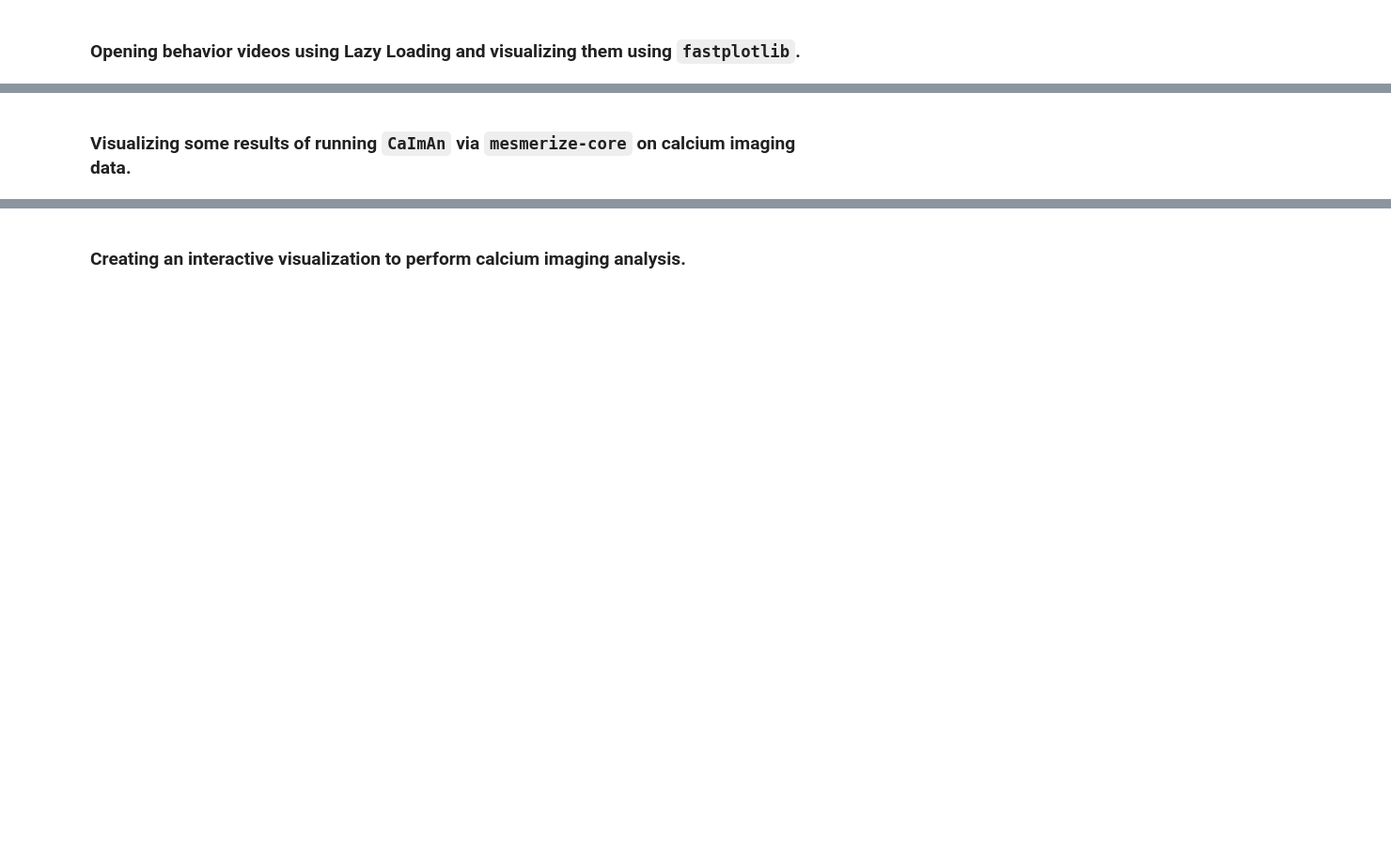
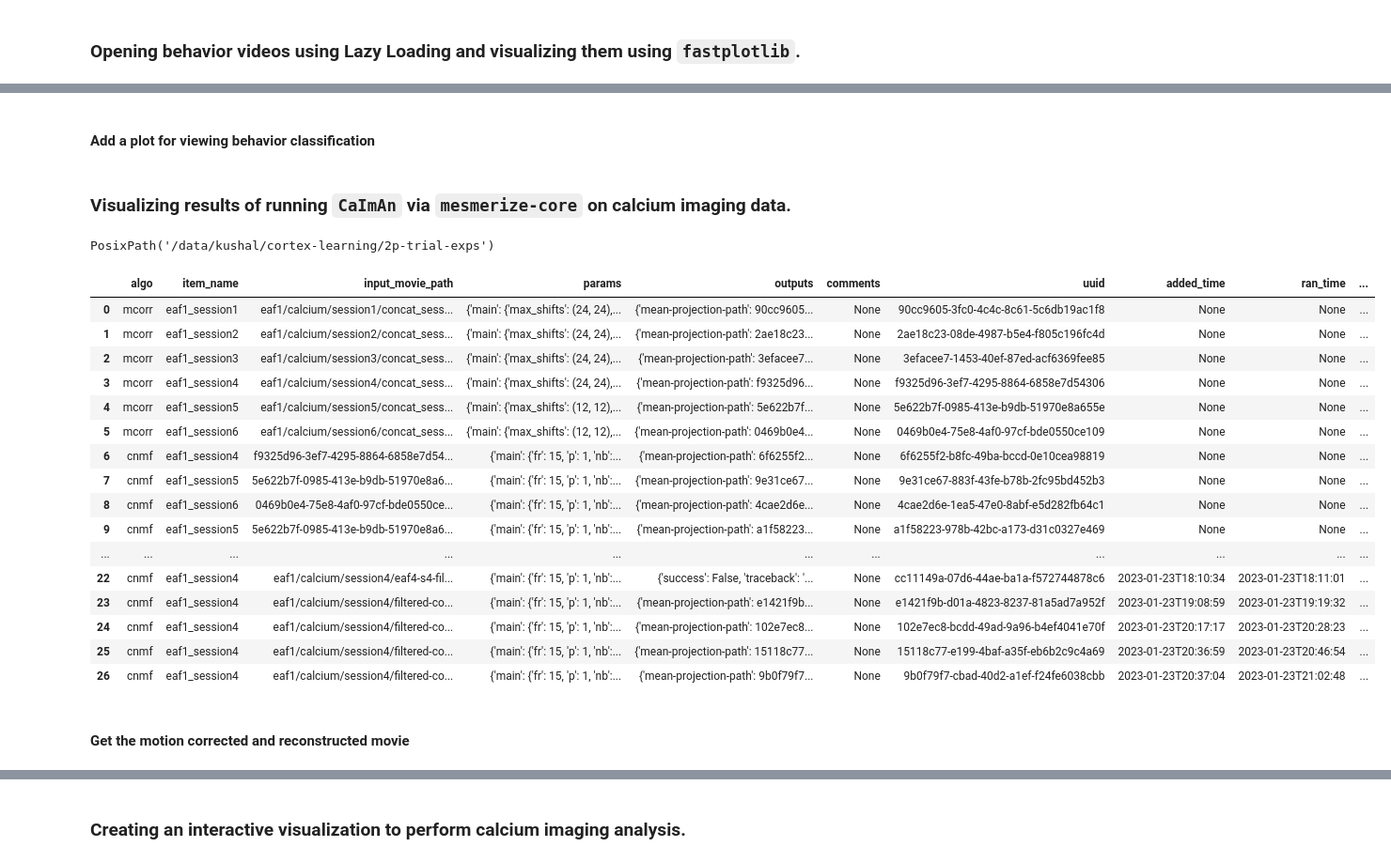
Before and after one commit to fastplotlib/fastplotlib-sfn2023, a Jupyter notebook: neuro_demo.ipynb, the cells around one changed output, grey strips where cells are left out. Shown: that part at 94% size. Cells and saved outputs as stored; diff of their text form; code cells hidden in the pictures; blank space fills up the shorter version.

```diff
--- a/neuro_demo.ipynb
+++ b/neuro_demo.ipynb
@@ -29,0 +60,2 @@ Behavioral and neural data collected during experiments can be up to **terabytes
+# %% [markdown]
+#### Add a plot for viewing behavior classification
@@ -30,2 +66,30 @@ Behavioral and neural data collected during experiments can be up to **terabytes
 # %% [markdown]
-### Visualizing some results of running `CaImAn` via `mesmerize-core` on calcium imaging data.
+### Visualizing results of running `CaImAn` via `mesmerize-core` on calcium imaging data.
+# %%
+set_parent_raw_data_path('/data/kushal/cortex-learning/2p-trial-exps/')
+# %% [output]
+PosixPath('/data/kushal/cortex-learning/2p-trial-exps')
+# %%
+# load mesmerize batch that has already been run for this session
+df = load_batch(get_parent_raw_data_path().joinpath('eaf1/calcium/batch/batch.pickle'))
+df
+# %% [output]
+|  | algo | item_name | input_movie_path | params | outputs | comments | uuid | added_time | ran_time | ... |
+| 0 | mcorr | eaf1_session1 | eaf1/calcium/session1/concat_sess... | {'main': {'max_shifts': (24, 24),... | {'mean-projection-path': 90cc9605... | None | 90cc9605-3fc0-4c4c-8c61-5c6db19ac1f8 | None | None | ... |
+| 1 | mcorr | eaf1_session2 | eaf1/calcium/session2/concat_sess... | {'main': {'max_shifts': (24, 24),... | {'mean-projection-path': 2ae18c23... | None | 2ae18c23-08de-4987-b5e4-f805c196fc4d | None | None | ... |
+| 2 | mcorr | eaf1_session3 | eaf1/calcium/session3/concat_sess... | {'main': {'max_shifts': (24, 24),... | {'mean-projection-path': 3efacee7... | None | 3efacee7-1453-40ef-87ed-acf6369fee85 | None | None | ... |
+| 3 | mcorr | eaf1_session4 | eaf1/calcium/session4/concat_sess... | {'main': {'max_shifts': (24, 24),... | {'mean-projection-path': f9325d96... | None | f9325d96-3ef7-4295-8864-6858e7d54306 | None | None | ... |
+| 4 | mcorr | eaf1_session5 | eaf1/calcium/session5/concat_sess... | {'main': {'max_shifts': (12, 12),... | {'mean-projection-path': 5e622b7f... | None | 5e622b7f-0985-413e-b9db-51970e8a655e | None | None | ... |
+| 5 | mcorr | eaf1_session6 | eaf1/calcium/session6/concat_sess... | {'main': {'max_shifts': (12, 12),... | {'mean-projection-path': 0469b0e4... | None | 0469b0e4-75e8-4af0-97cf-bde0550ce109 | None | None | ... |
+| 6 | cnmf | eaf1_session4 | f9325d96-3ef7-4295-8864-6858e7d54... | {'main': {'fr': 15, 'p': 1, 'nb':... | {'mean-projection-path': 6f6255f2... | None | 6f6255f2-b8fc-49ba-bccd-0e10cea98819 | None | None | ... |
+| 7 | cnmf | eaf1_session5 | 5e622b7f-0985-413e-b9db-51970e8a6... | {'main': {'fr': 15, 'p': 1, 'nb':... | {'mean-projection-path': 9e31ce67... | None | 9e31ce67-883f-43fe-b78b-2fc95bd452b3 | None | None | ... |
+| 8 | cnmf | eaf1_session6 | 0469b0e4-75e8-4af0-97cf-bde0550ce... | {'main': {'fr': 15, 'p': 1, 'nb':... | {'mean-projection-path': 4cae2d6e... | None | 4cae2d6e-1ea5-47e0-8abf-e5d282fb64c1 | None | None | ... |
+| 9 | cnmf | eaf1_session5 | 5e622b7f-0985-413e-b9db-51970e8a6... | {'main': {'fr': 15, 'p': 1, 'nb':... | {'mean-projection-path': a1f58223... | None | a1f58223-978b-42bc-a173-d31c0327e469 | None | None | ... |
+| ... | ... | ... | ... | ... | ... | ... | ... | ... | ... | ... |
+| 22 | cnmf | eaf1_session4 | eaf1/calcium/session4/eaf4-s4-fil... | {'main': {'fr': 15, 'p': 1, 'nb':... | {'success': False, 'traceback': '... | None | cc11149a-07d6-44ae-ba1a-f572744878c6 | 2023-01-23T18:10:34 | 2023-01-23T18:11:01 | ... |
+| 23 | cnmf | eaf1_session4 | eaf1/calcium/session4/filtered-co... | {'main': {'fr': 15, 'p': 1, 'nb':... | {'mean-projection-path': e1421f9b... | None | e1421f9b-d01a-4823-8237-81a5ad7a952f | 2023-01-23T19:08:59 | 2023-01-23T19:19:32 | ... |
+| 24 | cnmf | eaf1_session4 | eaf1/calcium/session4/filtered-co... | {'main': {'fr': 15, 'p': 1, 'nb':... | {'mean-projection-path': 102e7ec8... | None | 102e7ec8-bcdd-49ad-9a96-b4ef4041e70f | 2023-01-23T20:17:17 | 2023-01-23T20:28:23 | ... |
+| 25 | cnmf | eaf1_session4 | eaf1/calcium/session4/filtered-co... | {'main': {'fr': 15, 'p': 1, 'nb':... | {'mean-projection-path': 15118c77... | None | 15118c77-e199-4baf-a35f-eb6b2c9c4a69 | 2023-01-23T20:36:59 | 2023-01-23T20:46:54 | ... |
+| 26 | cnmf | eaf1_session4 | eaf1/calcium/session4/filtered-co... | {'main': {'fr': 15, 'p': 1, 'nb':... | {'mean-projection-path': 9b0f79f7... | None | 9b0f79f7-cbad-40d2-a1ef-f24fe6038cbb | 2023-01-23T20:37:04 | 2023-01-23T21:02:48 | ... |
+# %% [markdown]
+#### Get the motion corrected and reconstructed movie
```
Also changed, not shown: parts of 23 cells of this notebook, 1 other file.
